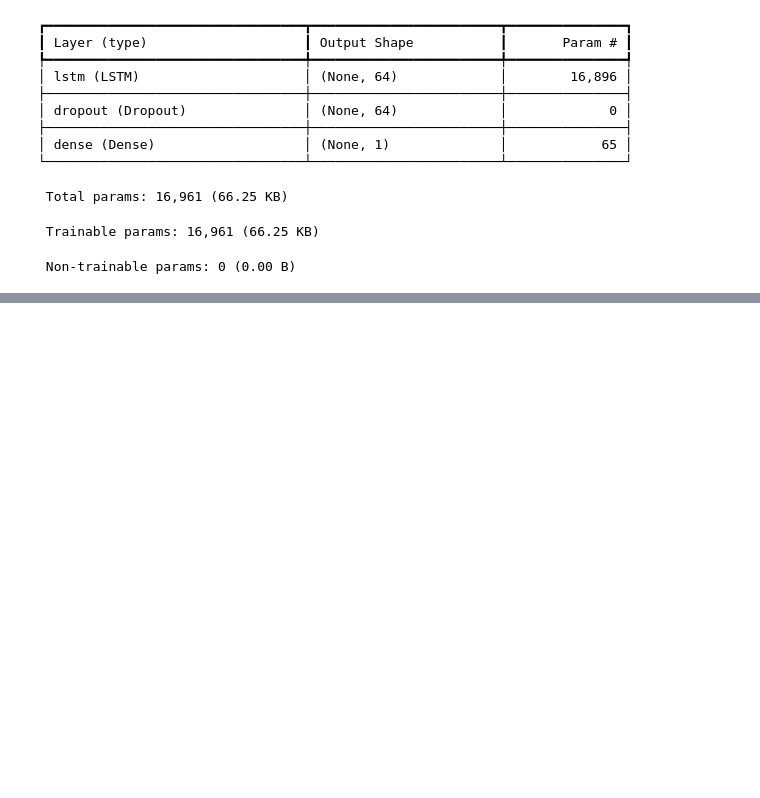
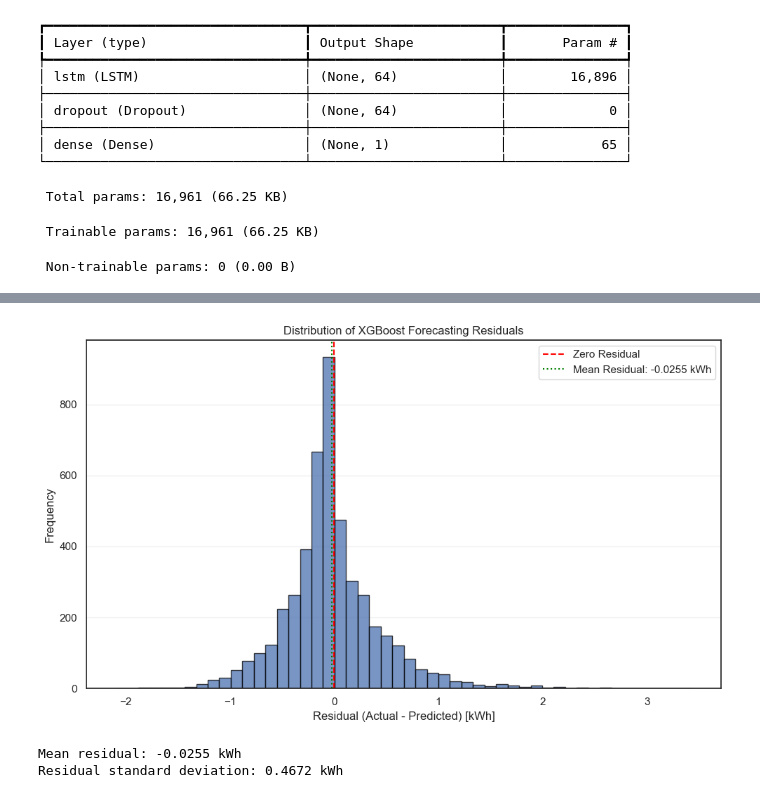
Before and after one commit to damisar/Household_Electricity_Consumption_Analysis_and_Forecasting, a Jupyter notebook: notebook/Household_Electricity_Consumption_Analysis_and_Forecasting.ipynb, the cells around one changed output, grey strips where cells are left out. Drawn from its saved outputs; the diff is of its cells as text; code cells hidden in the pictures; blank space fills up the shorter version.

```diff
--- a/notebook/Household_Electricity_Consumption_Analysis_and_Forecasting.ipynb
+++ b/notebook/Household_Electricity_Consumption_Analysis_and_Forecasting.ipynb
@@ -5990,0 +6179,69 @@ The section presents the main conclusions drawn from the exploratory data analys
+# %%
+
+# Section 6.7.1 - XGBoost Residual Distribution
+
+import numpy as np
+import matplotlib.pyplot as plt
+from pathlib import Path
+
+# Reuse the existing XGBoost testing results
+actual = xgb_test_results["Actual_kWh"]
+predicted = xgb_test_results["Predicted_kWh"]
+
+# Calculate residuals without modifying the original DataFrame
+residuals = actual - predicted
+
+assert len(residuals) == 4721
+assert residuals.notna().all()
+
+# Plot the residual distribution
+plt.figure(figsize=(10, 6))
+
+plt.hist(
+    residuals,
+    bins=50,
+    edgecolor="black",
+    alpha=0.75
+)
+
+plt.axvline(
+    0,
+    color="red",
+    linestyle="--",
+    linewidth=1.5,
+    label="Zero Residual"
+)
+
+plt.axvline(
+    residuals.mean(),
+    color="green",
+    linestyle=":",
+    linewidth=1.5,
+    label=f"Mean Residual: {residuals.mean():.4f} kWh"
+)
+
+plt.title("Distribution of XGBoost Forecasting Residuals")
+plt.xlabel("Residual (Actual - Predicted) [kWh]")
+plt.ylabel("Frequency")
+plt.legend()
+plt.grid(axis="y", alpha=0.3)
+plt.tight_layout()
+
+# Save the figure
+figure_dir = Path("../figure")
+figure_dir.mkdir(parents=True, exist_ok=True)
+
+plt.savefig(
+    figure_dir / "xgboost_residual_distribution.png",
+    dpi=300,
+    bbox_inches="tight"
+)
+
+plt.show()
+
+print(f"Mean residual: {residuals.mean():.4f} kWh")
+print(f"Residual standard deviation: {residuals.std():.4f} kWh")
+# %% [output]
+[figure, added]
+Mean residual: -0.0255 kWh
+Residual standard deviation: 0.4672 kWh
```
Also changed, not shown: parts of 87 cells of this notebook, 9 other files.
